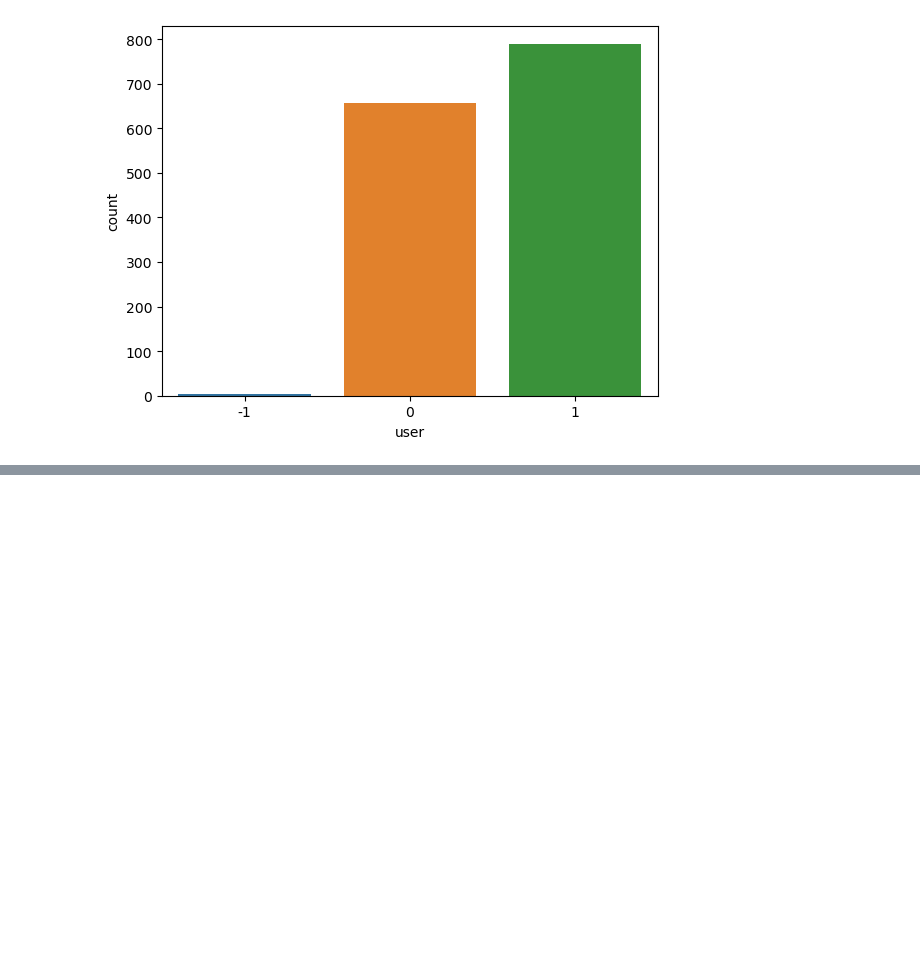
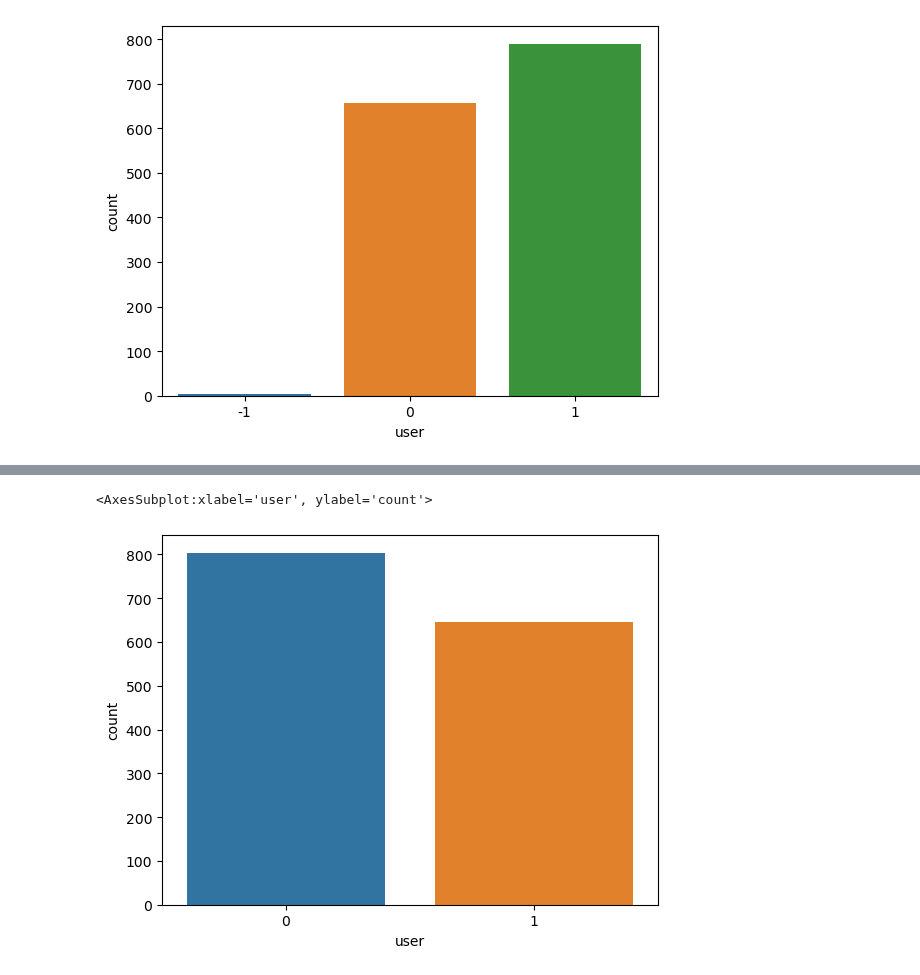
Before and after one commit to elFleppo/CDS-SpotipyProject, a Jupyter notebook: JupyterNotebook/SportifyProject.ipynb, the cells around one changed output, grey strips where cells are left out. Cells and saved outputs as stored; diff of their text form; code cells hidden in the pictures; blank space fills up the shorter version.

```diff
--- a/JupyterNotebook/SportifyProject.ipynb
+++ b/JupyterNotebook/SportifyProject.ipynb
@@ -482,0 +514,5 @@ print("maximum silhouette score value is: ", dic[max_key])
+# %%
+sns.countplot(df_predicted['user'])
+# %% [output]
+<AxesSubplot:xlabel='user', ylabel='count'>
+[figure, added]
```
Also changed, not shown: parts of 8 cells of this notebook, 1 other file.
